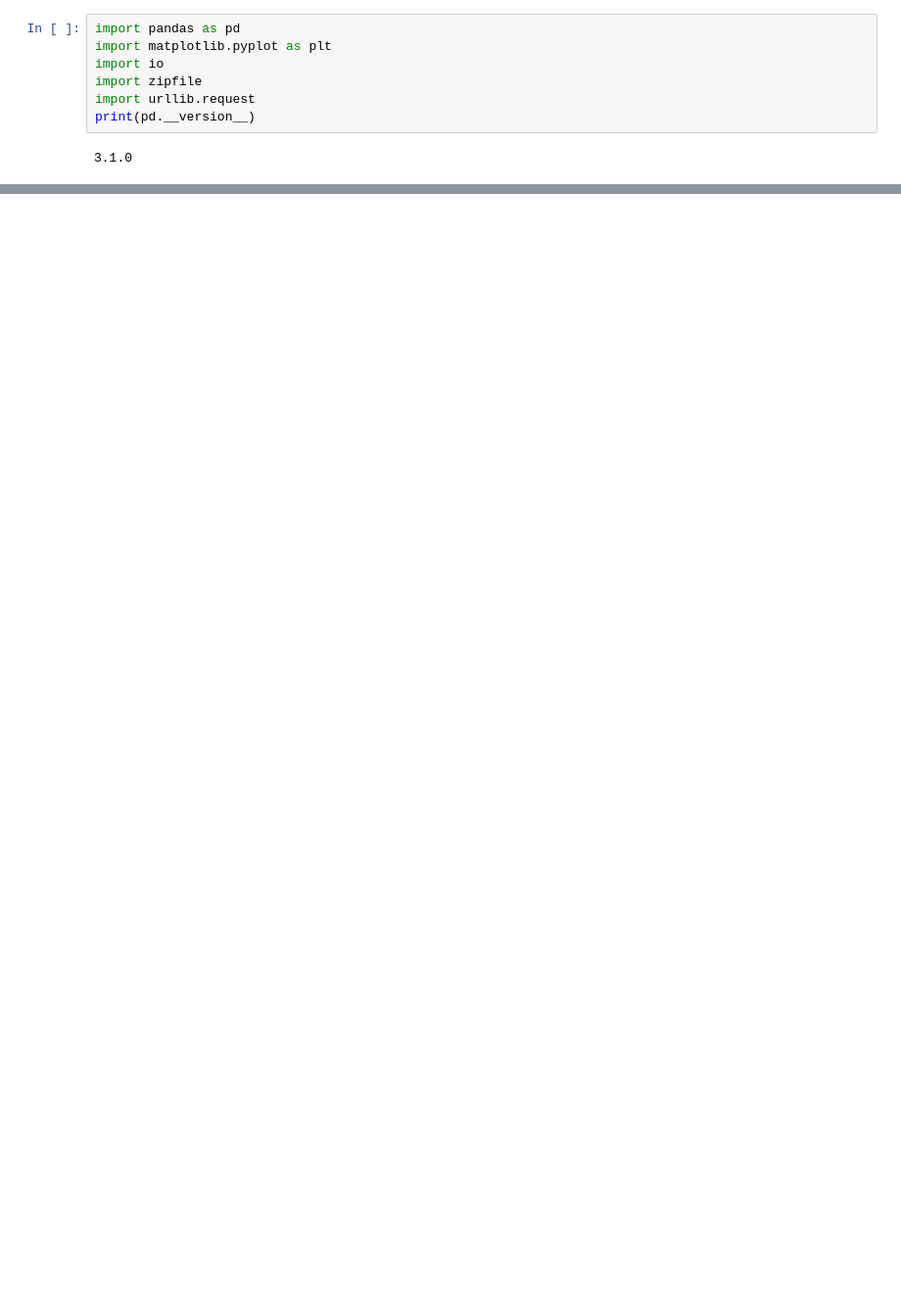
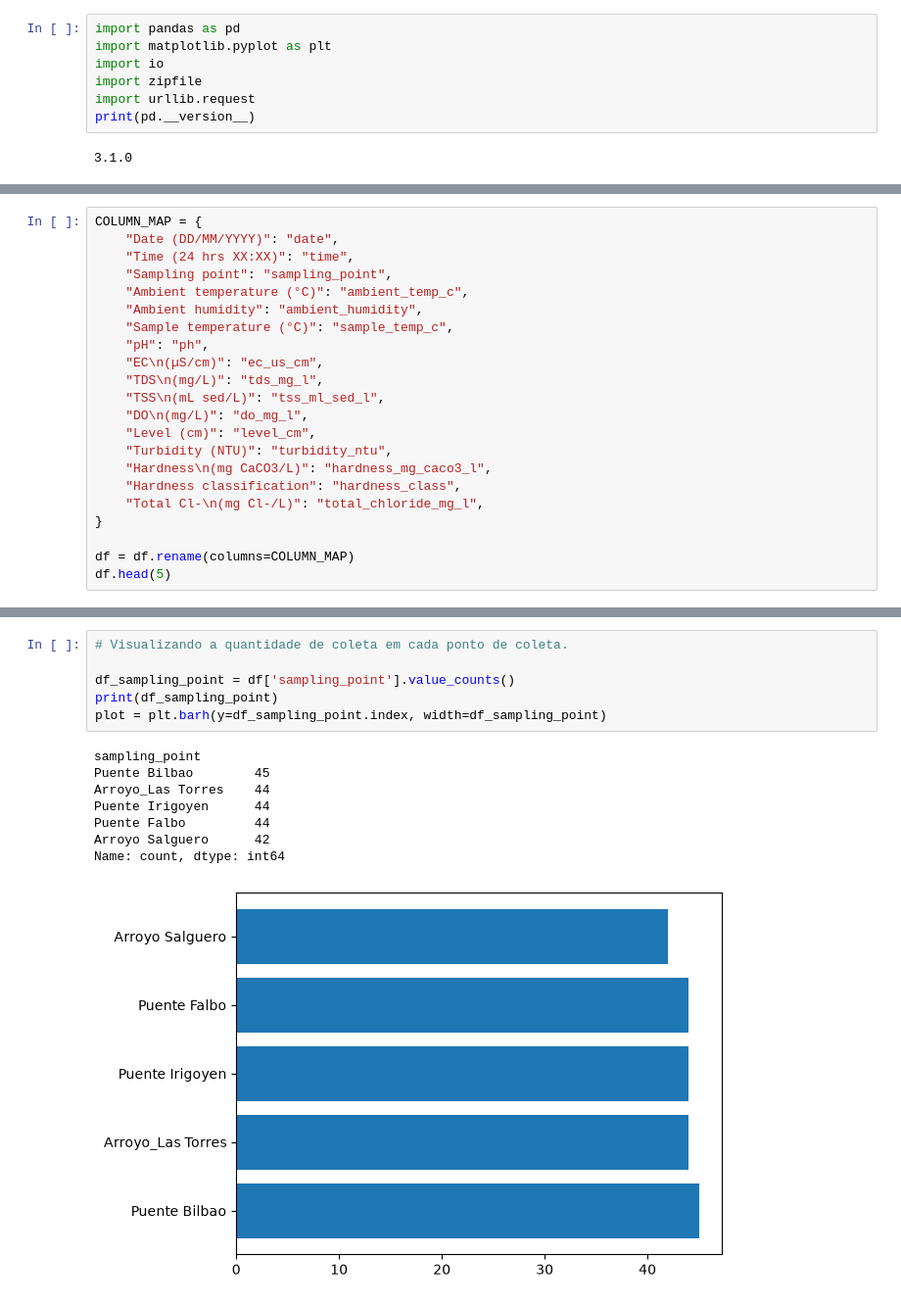
Before and after one commit to nevidomyyb/post-graduate-data-eng-anly, a Jupyter notebook: Introducao-Analise-Dados/aula02_atividade.ipynb, the cells around one changed output, grey strips where cells are left out. Shown at 98% size. Drawn from its saved outputs; the diff is of its cells as text; blank space fills up the shorter version.

```diff
--- a/Introducao-Analise-Dados/aula02_atividade.ipynb
+++ b/Introducao-Analise-Dados/aula02_atividade.ipynb
@@ -41,0 +74,22 @@ df.head()
+# %%
+COLUMN_MAP = {
+    "Date (DD/MM/YYYY)": "date",
+    "Time (24 hrs XX:XX)": "time",
+    "Sampling point": "sampling_point",
+    "Ambient temperature (°C)": "ambient_temp_c",
+    "Ambient humidity": "ambient_humidity",
+    "Sample temperature (°C)": "sample_temp_c",
+    "pH": "ph",
+    "EC\n(µS/cm)": "ec_us_cm",
+    "TDS\n(mg/L)": "tds_mg_l",
+    "TSS\n(mL sed/L)": "tss_ml_sed_l",
+    "DO\n(mg/L)": "do_mg_l",
+    "Level (cm)": "level_cm",
+    "Turbidity (NTU)": "turbidity_ntu",
+    "Hardness\n(mg CaCO3/L)": "hardness_mg_caco3_l",
+    "Hardness classification": "hardness_class",
+    "Total Cl-\n(mg Cl-/L)": "total_chloride_mg_l",
+}
+
+df = df.rename(columns=COLUMN_MAP)
+df.head(5)
@@ -41,0 +162,15 @@ df.head()
+# %%
+# Visualizando a quantidade de coleta em cada ponto de coleta.
+
+df_sampling_point = df['sampling_point'].value_counts()
+print(df_sampling_point)
+plot = plt.barh(y=df_sampling_point.index, width=df_sampling_point)
+# %% [output]
+sampling_point
+Puente Bilbao        45
+Arroyo_Las Torres    44
+Puente Irigoyen      44
+Puente Falbo         44
+Arroyo Salguero      42
+Name: count, dtype: int64
+[figure, added]
```
Also changed, not shown: parts of 24 cells of this notebook, 1 other file.
